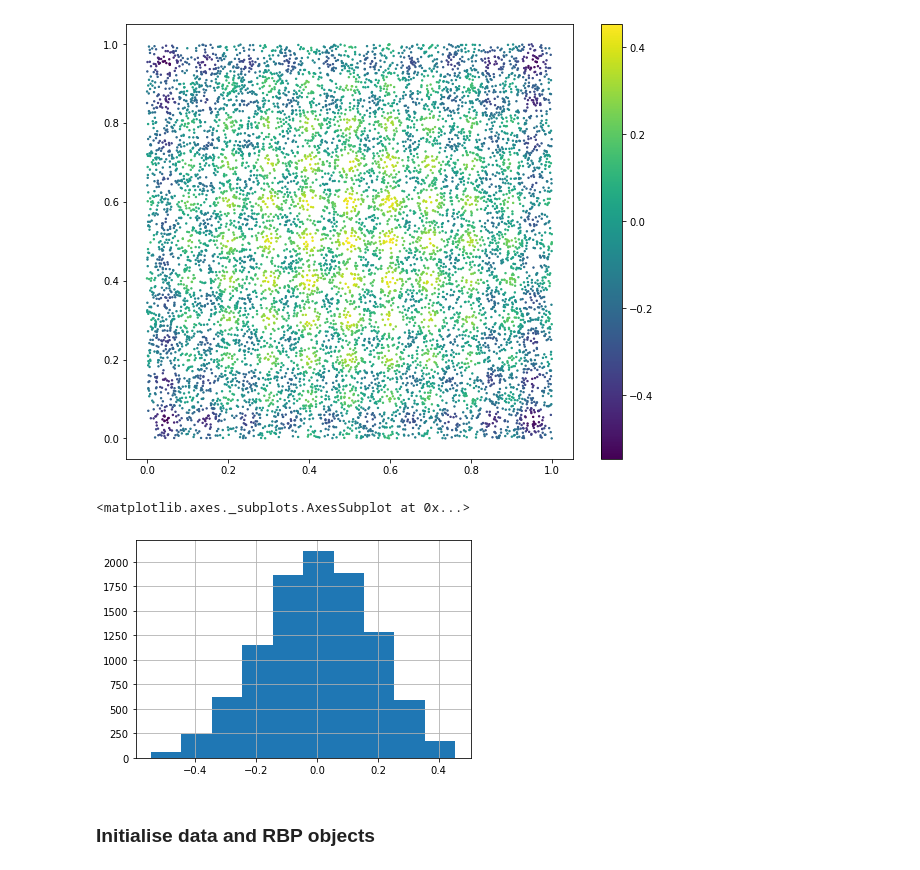
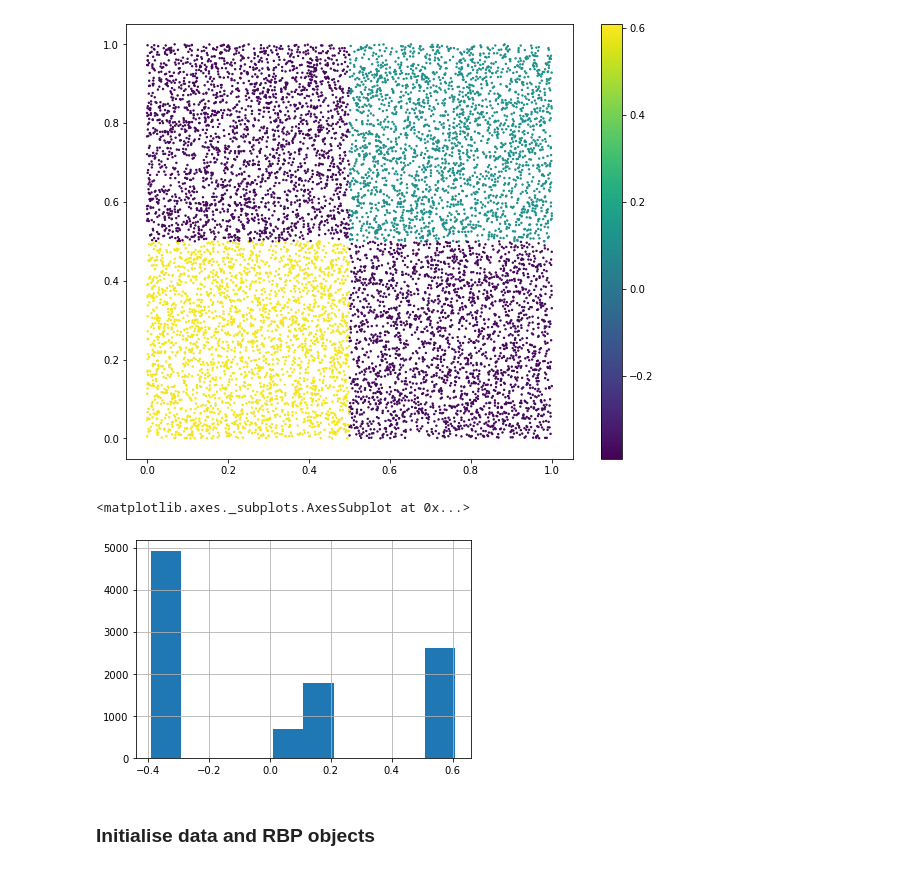
Before and after one commit to athon-millane/RBP, a Jupyter notebook: Github_RegressionTree_RBP_upload/toy_example.ipynb, the cells around one changed output. Drawn from its saved outputs; the diff is of its cells as text; code cells hidden in the pictures.

```diff
--- a/Github_RegressionTree_RBP_upload/toy_example.ipynb
+++ b/Github_RegressionTree_RBP_upload/toy_example.ipynb
@@ -40,6 +40,36 @@ def rastrigin(dim=2,n=1000):
     x = (x+5)/10
     y = (y-np.mean(y))/(np.max(y) - np.min(y))
     return x,y
+
+def custom1(n=1000):
+    """
+    Custom function defined by Lucas.
+    """
+    box1=np.array([[0,0.5], [0,0.5]])
+    box2=np.array([[0.5,1],[0.5,1]])
+    omega1=200
+    omega2=100
+    np.random.seed(0)
+    x1=np.random.uniform(0,1,n)
+    x2=np.random.uniform(0,1,n)
+    sigma=1
+    y=np.zeros(n)
+    for i in range (n):
+        if  x1[i]<0.5 and x2[i]<0.5:
+            y[i]=np.random.normal(omega1,sigma)
+        elif x1[i]>0.5 and x2[i]>0.5:
+            y[i]=np.random.normal(omega2,sigma)
+        else:
+            y[i]=np.random.normal(0,sigma)
+
+    #generate samples from the true parameters
+
+    x=np.array([x1,x2])
+    x=np.transpose(x)
+    x.reshape(n,2)
+
+    y = (y-np.mean(y))/(np.max(y) - np.min(y))
+    return x,y
 # %%
 # parameters
 dataNum = 10000
@@ -49,22 +79,23 @@ taus = 0.4
 # %%
 # Generate X and y training data (data)
-xdata, ydata = rastrigin(dimNum, dataNum)
+# xdata, ydata = rastrigin(dimNum, dataNum)
+xdata,ydata = custom1(dataNum)
 
 def plot_data(x,y):
     import matplotlib.pyplot as plt
     plt.figure(figsize=(10,8))
     plt.scatter(x[:,0], x[:,1], cmap='viridis', c=y, s=2)
     plt.colorbar()
     plt.show()
 
 plot_data(xdata,ydata)
 # %% [output]
-[figure, old version]
+[figure, new version]
 # %%
 pd.Series(ydata).hist()
 # %% [output]
 <matplotlib.axes._subplots.AxesSubplot at 0x...>
-[figure, old version]
+[figure, new version]
 # %% [markdown]
 ### Initialise data and RBP objects
 # %%
```
Also changed, not shown: parts of 9 cells of this notebook.
